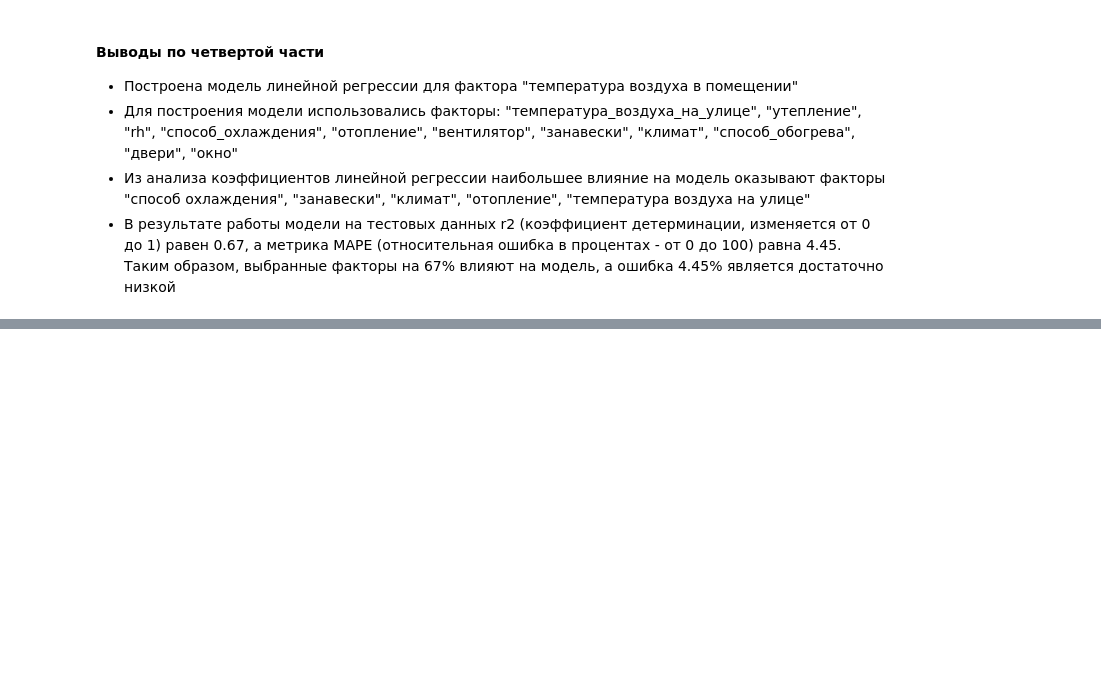
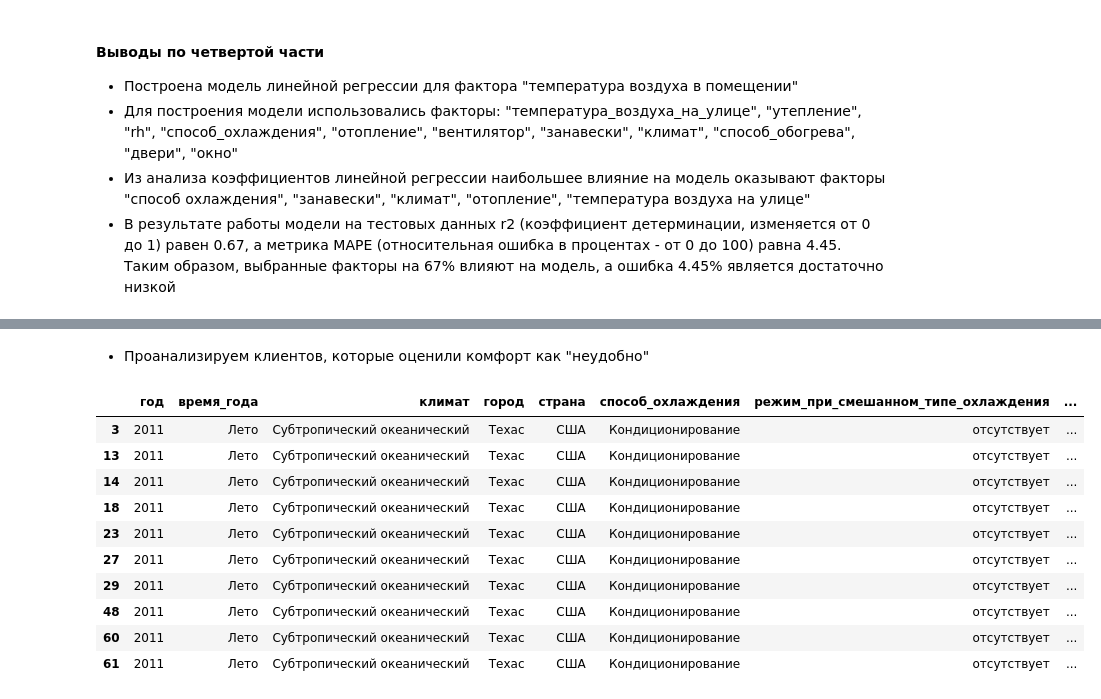
Before and after one commit to irkatsuk/ya_climate, a Jupyter notebook: ya_climate.ipynb, the cells around one changed output, grey strips where cells are left out. Cells and saved outputs as stored; diff of their text form; code cells hidden in the pictures; blank space fills up the shorter version.

```diff
--- a/ya_climate.ipynb
+++ b/ya_climate.ipynb
@@ -1026,0 +1184,18 @@ plt.show()
+# %% [markdown]
+* Проанализируем клиентов, которые оценили комфорт как "неудобно"
+# %%
+df_usa = df.query("страна=='США'")
+df_usa_bad = df_usa.query("оценка_комфорта_кат=='неудобно'")
+df_usa_bad
+# %% [output]
+|  | год | время_года | климат | город | страна | способ_охлаждения | режим_при_смешанном_типе_охлаждения | ... |
+| 3 | 2011 | Лето | Cубтропический океанический | Техас | США | Кондиционирование | отсутствует | ... |
+| 13 | 2011 | Лето | Cубтропический океанический | Техас | США | Кондиционирование | отсутствует | ... |
+| 14 | 2011 | Лето | Cубтропический океанический | Техас | США | Кондиционирование | отсутствует | ... |
+| 18 | 2011 | Лето | Cубтропический океанический | Техас | США | Кондиционирование | отсутствует | ... |
+| 23 | 2011 | Лето | Cубтропический океанический | Техас | США | Кондиционирование | отсутствует | ... |
+| 27 | 2011 | Лето | Cубтропический океанический | Техас | США | Кондиционирование | отсутствует | ... |
+| 29 | 2011 | Лето | Cубтропический океанический | Техас | США | Кондиционирование | отсутствует | ... |
+| 48 | 2011 | Лето | Cубтропический океанический | Техас | США | Кондиционирование | отсутствует | ... |
+| 60 | 2011 | Лето | Cубтропический океанический | Техас | США | Кондиционирование | отсутствует | ... |
+| 61 | 2011 | Лето | Cубтропический океанический | Техас | США | Кондиционирование | отсутствует | ... |
```
Also changed, not shown: parts of 28 cells of this notebook.
